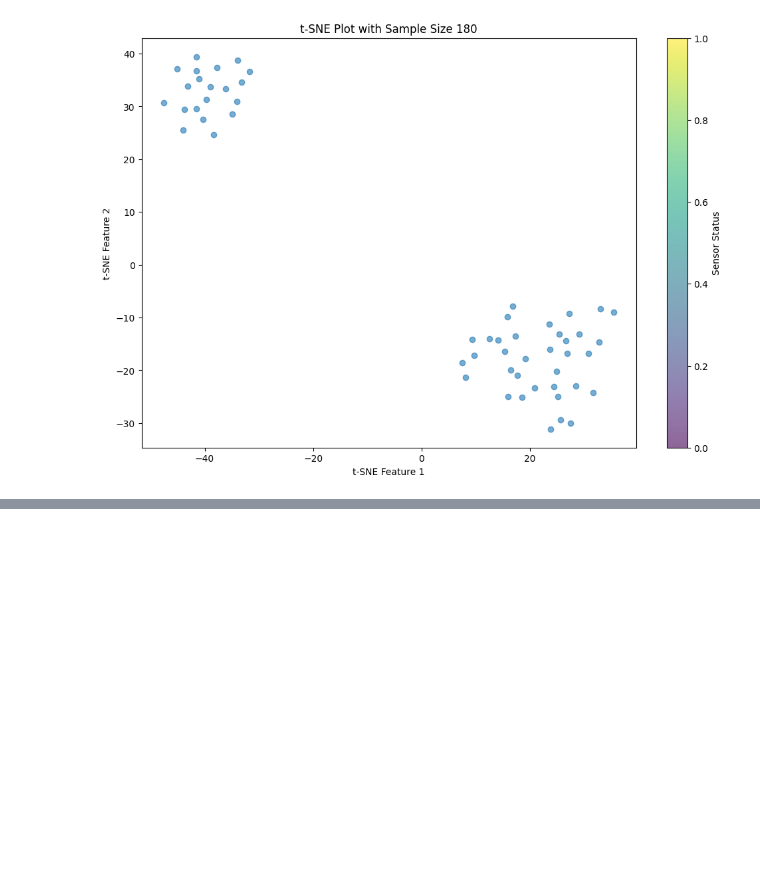
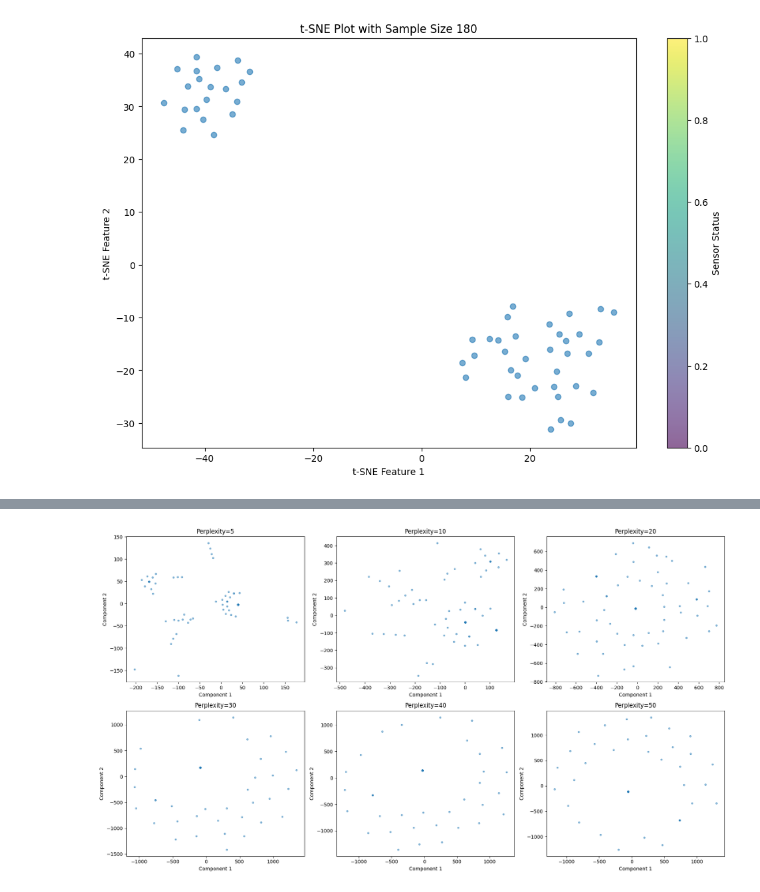
Before and after one commit to priyankar-beep/pilot, a Jupyter notebook: src/main.ipynb, the cells around one changed output, grey strips where cells are left out. Cells and saved outputs as stored; diff of their text form; code cells hidden in the pictures; blank space fills up the shorter version.

```diff
--- a/src/main.ipynb
+++ b/src/main.ipynb
@@ -824,7 +887,7 @@ for i  in range(len(subjects)):
 39       Stove_Hum_Temp_humidity.csv     float64
 40       Stove_Hum_Temp_temp.csv         float64
 # %%
-subject = subject_data[0]
+subject = subject_data[6]
 print(subject[0])
 sensor_name = subject[0]['sensor']
 sensor_df = subject[0]['filtered_df']
@@ -1178,3 +1312,39 @@ No data for colormapping provided via 'c'. Parameters 'cmap' will be ignored
+# %%
+# Flatten each 39x21 matrix to a 1D vector of size 819
+flattened_data = []
+for subject in subject_window:
+    for matrix in subject:
+        flattened_data.append(matrix.flatten())
+
+# Convert to a numpy array
+flattened_data = np.array(flattened_data)
+
+n_samples = flattened_data.shape[0]
+
+# Define a range of perplexity values to try
+perplexity_values = [5, 10, 20, 30, 40, 50]
+
+# Prepare a subplot for each perplexity value
+fig, axes = plt.subplots(2, 3, figsize=(18, 10))
+axes = axes.flatten()
+
+for i, perplexity in enumerate(perplexity_values):
+    # Apply t-SNE with the current perplexity
+    tsne = TSNE(n_components=2, perplexity=perplexity, random_state=0)
+    tsne_results = tsne.fit_transform(flattened_data)
+
+    # Plot the t-SNE results
+    ax = axes[i]
+    ax.scatter(tsne_results[:, 0], tsne_results[:, 1], alpha=0.5, s=10)
+    ax.set_title(f'Perplexity={perplexity}')
+    ax.set_xlabel('Component 1')
+    ax.set_ylabel('Component 2')
+
+# Adjust layout and show plot
+plt.tight_layout()
+plt.show()
+# %% [output]
+[figure, added]
 # %%
 # path_subject_3 = '/home/hubble/work/serenade/data/subject_3/environmentals/'
 # skip_substrings = ['event', 'houseentrance']
```
Also changed, not shown: parts of 20 cells of this notebook, 2 other files.
